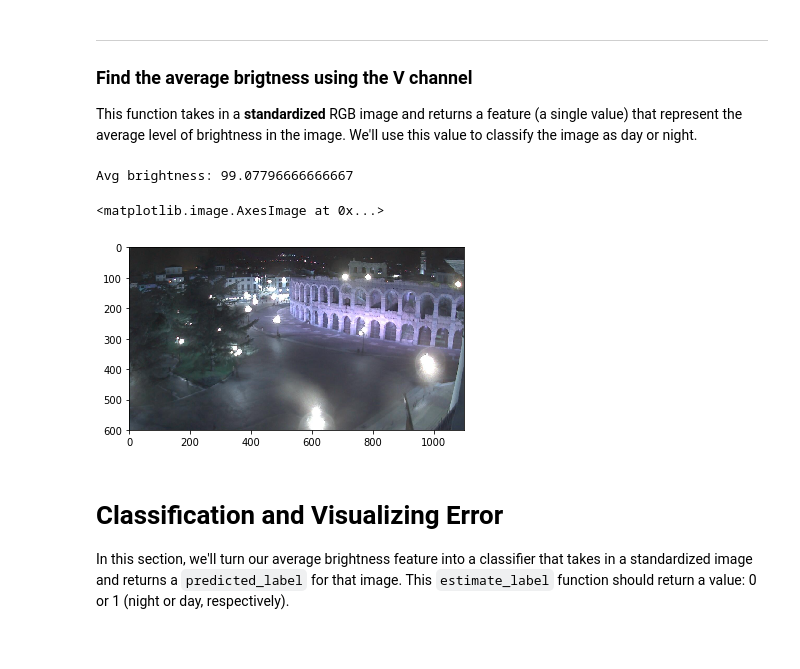
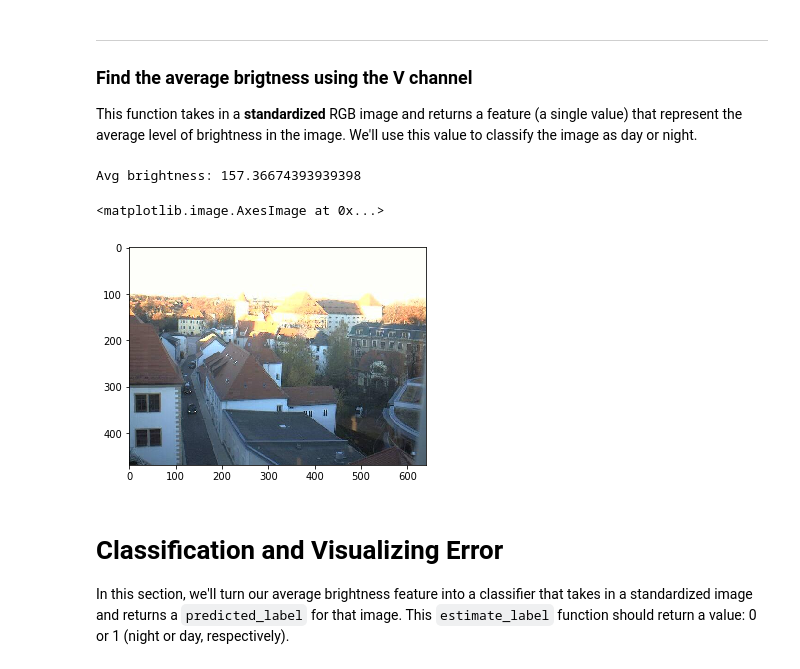
Before and after one commit to DeepLearningVision-2019/a1-image-classifier-pepebm, a Jupyter notebook: A1. CV. Basic Image Classification.ipynb, the cells around one changed output. Drawn from its saved outputs; the diff is of its cells as text; code cells hidden in the pictures.

```diff
--- a/A1. CV. Basic Image Classification.ipynb
+++ b/A1. CV. Basic Image Classification.ipynb
@@ -55,4 +54,6 @@ selected_label = IMAGE_LIST[image_index][1]
 
 ## TODO: Create a subplot of a day image and a night image. The titles should consist of the shape and label
 # of the image
+image = cv2.cvtColor(selected_image, cv2.COLOR_BGR2RGB)
+plt.imshow(image)
 # %% [output]
@@ -100,32 +100,31 @@ This function takes in a **standardized** RGB image and returns a feature (a sin
 # %%
 # Find the average Value or brightness of an image
 def avg_brightness(rgb_image):
-    ## TODO: Get the average brightness from an image using the HSV color space.
-
     # Convert image to HSV
-
+    hsv = cv2.cvtColor(rgb_image, cv2.COLOR_RGB2HSV)
     # Add up all the pixel values in the V channel
-
+    v = hsv[:,:,2]
     # find the avg
-    avg = none
-
-    return avg
+    avg = 0
+    for row in v:
+        avg += sum(row)/len(row)
+    return avg / len(v)
 # %%
 # Testing average brightness levels
 # Look at a number of different day and night images and think about
 # what average brightness value separates the two types of images
 
 # As an example, a "night" image is loaded in and its avg brightness is displayed
-image_num = 190
+image_num = 6
 test_im = STANDARDIZED_LIST[image_num][0]
 
 avg = avg_brightness(test_im)
 print('Avg brightness: ' + str(avg))
-plt.imshow(test_im)
+plt.imshow(image)
 # %% [output]
-Avg brightness: 99.07796666666667
+Avg brightness: 157.36674393939398
 <matplotlib.image.AxesImage at 0x...>
-[figure, old version]
+[figure, new version]
 # %% [markdown]
 # Classification and Visualizing Error
 
```
Also changed, not shown: parts of 7 cells of this notebook, 3 other files.
